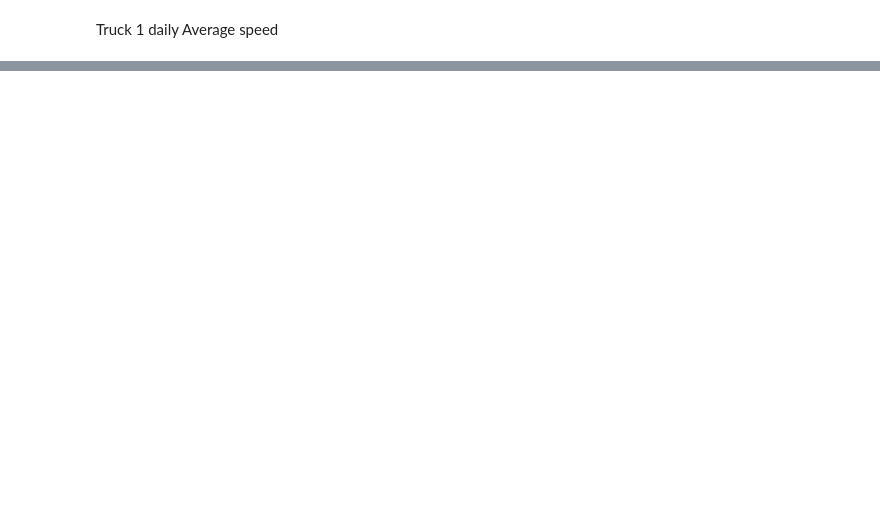
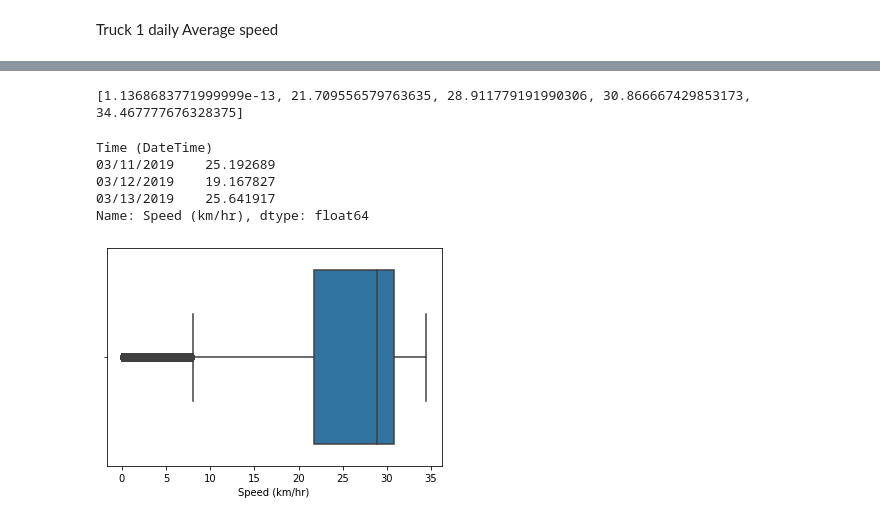
Before and after one commit to UNCG-CSE/Volvo_Truck_Analytics, a Jupyter notebook: src/VolvoTrucksAnalytics.ipynb, the cells around one changed output, grey strips where cells are left out. Cells and saved outputs as stored; diff of their text form; code cells hidden in the pictures; blank space fills up the shorter version.

```diff
--- a/src/VolvoTrucksAnalytics.ipynb
+++ b/src/VolvoTrucksAnalytics.ipynb
@@ -295,2 +567,10 @@ outlierDetection(truck1data)
 # %%
-#divideByDay(outlierDetection(truck2data), "Speed (km/hr)")
+divideByDay(outlierDetection(truck2data), "Speed (km/hr)")
+# %% [output]
+[1.1368683771999999e-13, 21.709556579763635, 28.911779191990306, 30.866667429853173, 34.467777676328375]
+Time (DateTime)
+03/11/2019    25.192689
+03/12/2019    19.167827
+03/13/2019    25.641917
+Name: Speed (km/hr), dtype: float64
+[figure, added]
```
Also changed, not shown: parts of 22 cells of this notebook.
